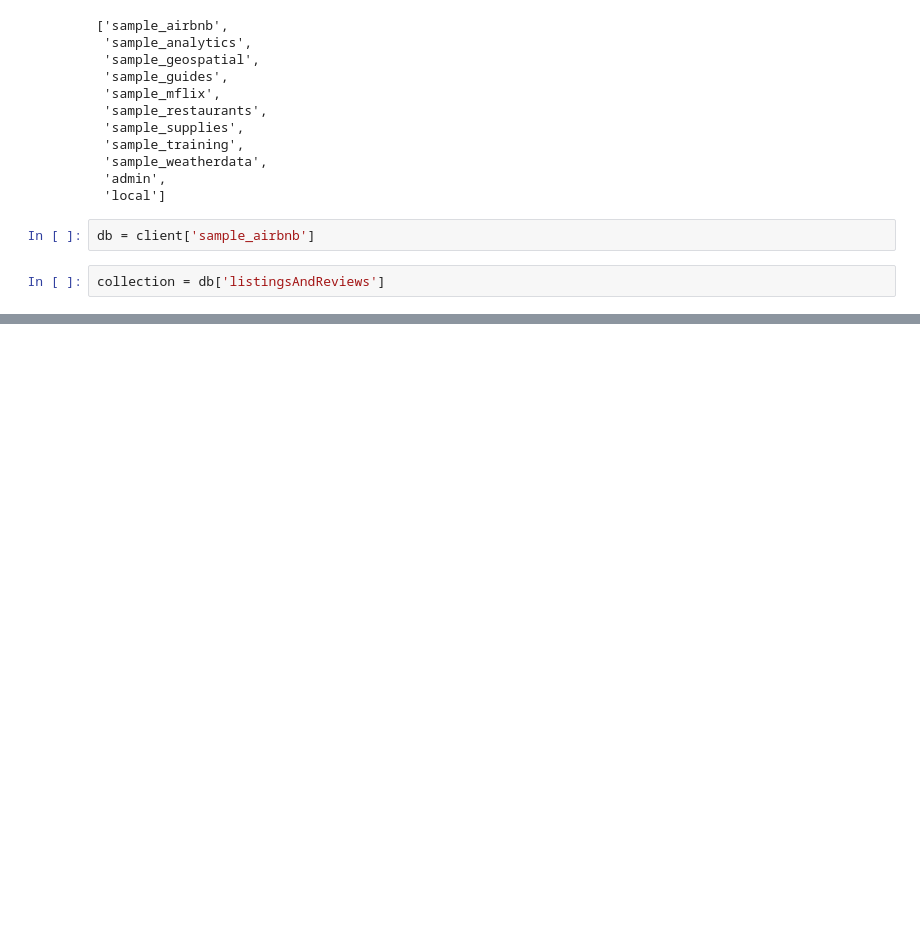
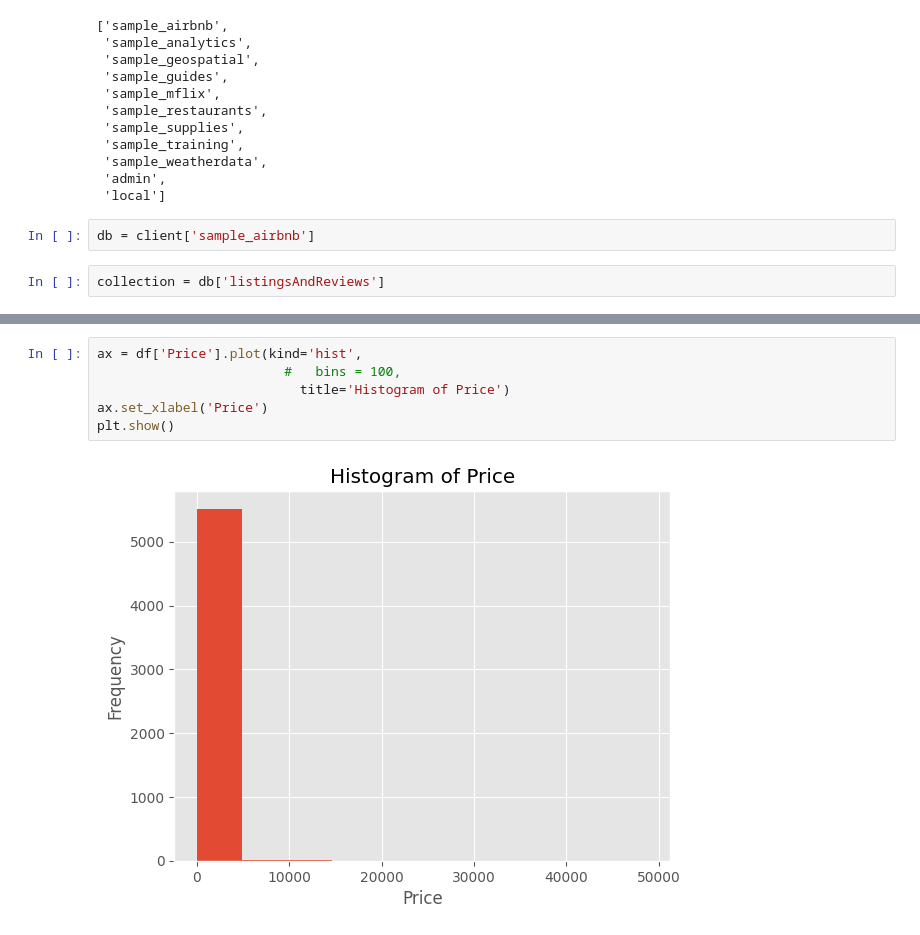
Before and after one commit to piyushrgone/Airbnb-Analysis, a Jupyter notebook: Airbnb EDA.ipynb, the cells around one changed output, grey strips where cells are left out. Drawn from its saved outputs; the diff is of its cells as text; blank space fills up the shorter version.

```diff
--- a/Airbnb EDA.ipynb
+++ b/Airbnb EDA.ipynb
@@ -209,0 +231,8 @@ memory usage: 938.6+ KB
+# %%
+ax = df['Price'].plot(kind='hist',
+                        #   bins = 100,
+                          title='Histogram of Price')
+ax.set_xlabel('Price')
+plt.show()
+# %% [output]
+[figure, added]
```
Also changed, not shown: parts of 31 cells of this notebook, 1 other file.
